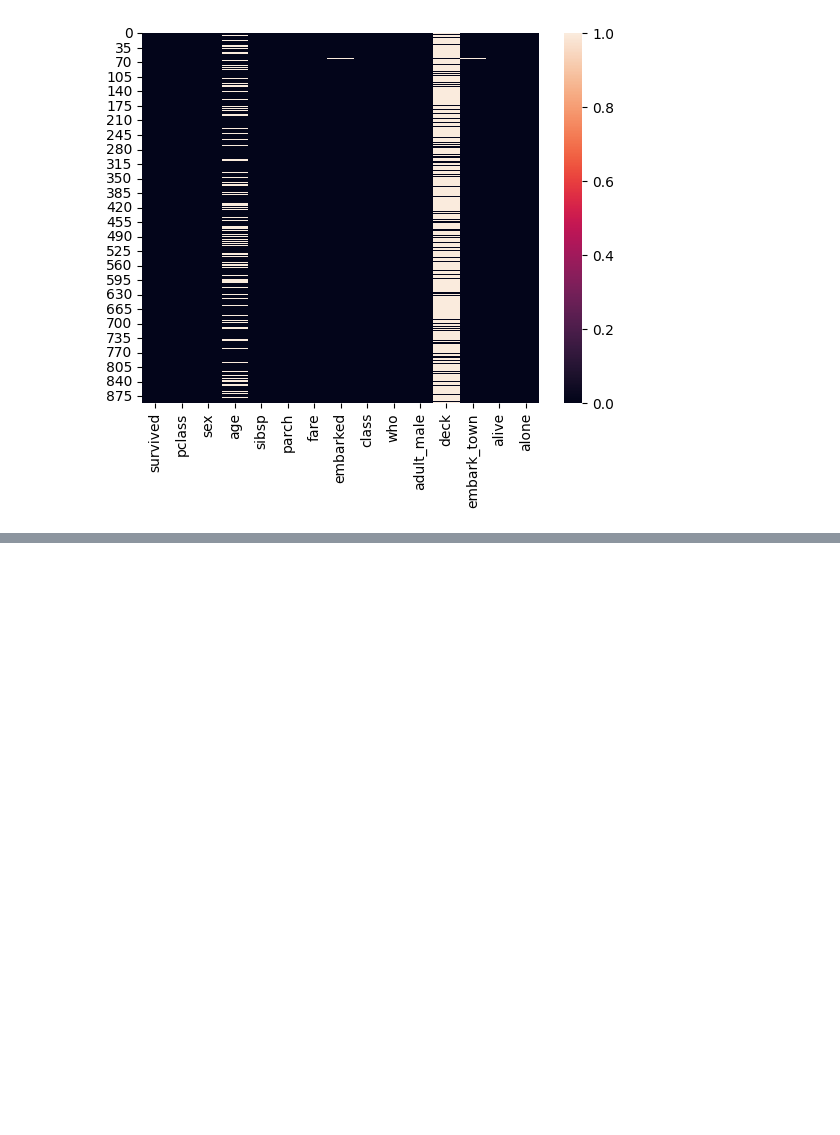
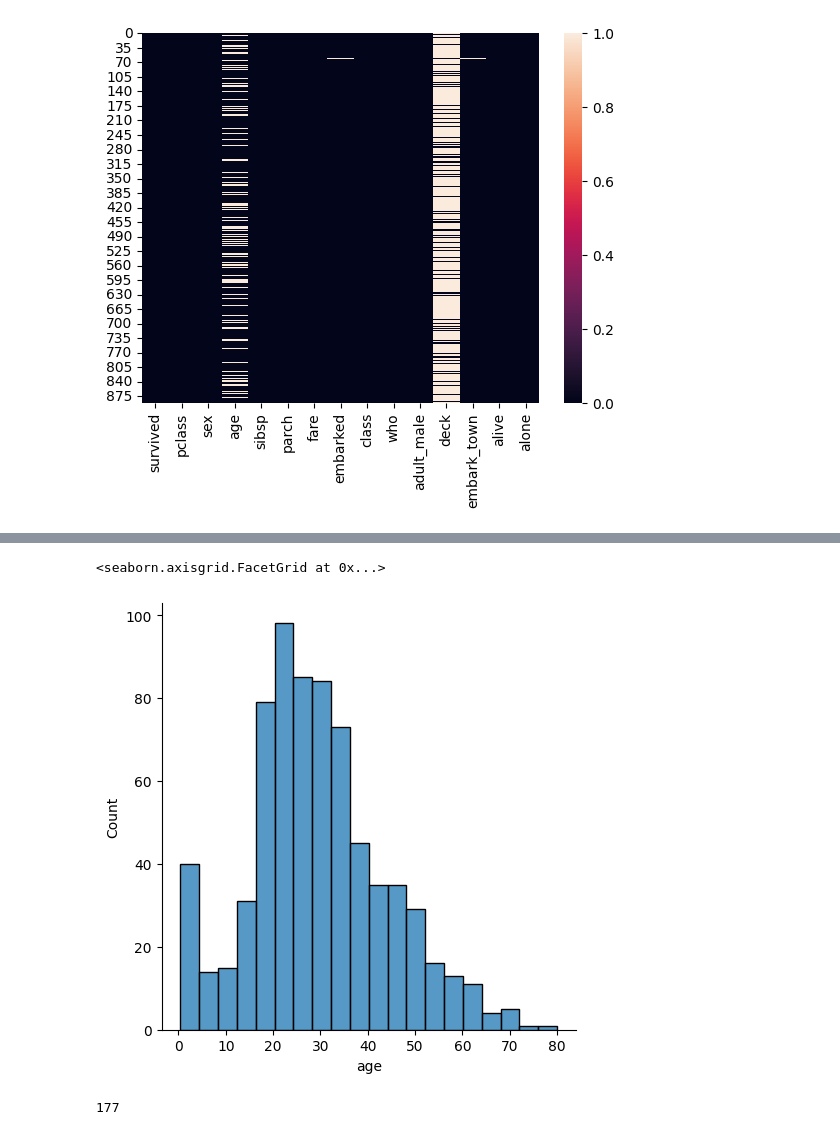
Before and after one commit to vishwakarma9470/FeatureEngineering_machine_learning, a Jupyter notebook: FeatureEngineering_MachineLearning.ipynb, the cells around one changed output, grey strips where cells are left out. Saved outputs shown, nothing was run; the diff lists cells and outputs as text; code cells hidden in the pictures; blank space fills up the shorter version.

```diff
--- a/FeatureEngineering_MachineLearning.ipynb
+++ b/FeatureEngineering_MachineLearning.ipynb
@@ -56,0 +144,9 @@ sns.heatmap(df.isnull())
+# %%
+sns.displot(df['age'])
+# %% [output]
+<seaborn.axisgrid.FacetGrid at 0x...>
+[figure, added]
+# %%
+df.age.isnull().sum()
+# %% [output]
+177
```
Also changed, not shown: parts of 30 cells of this notebook.
